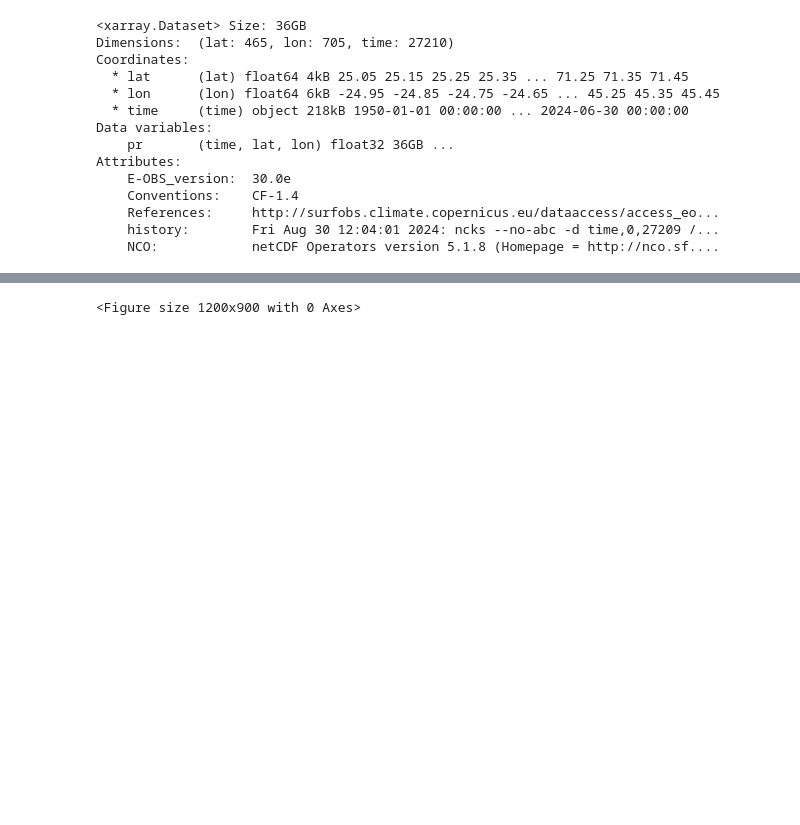
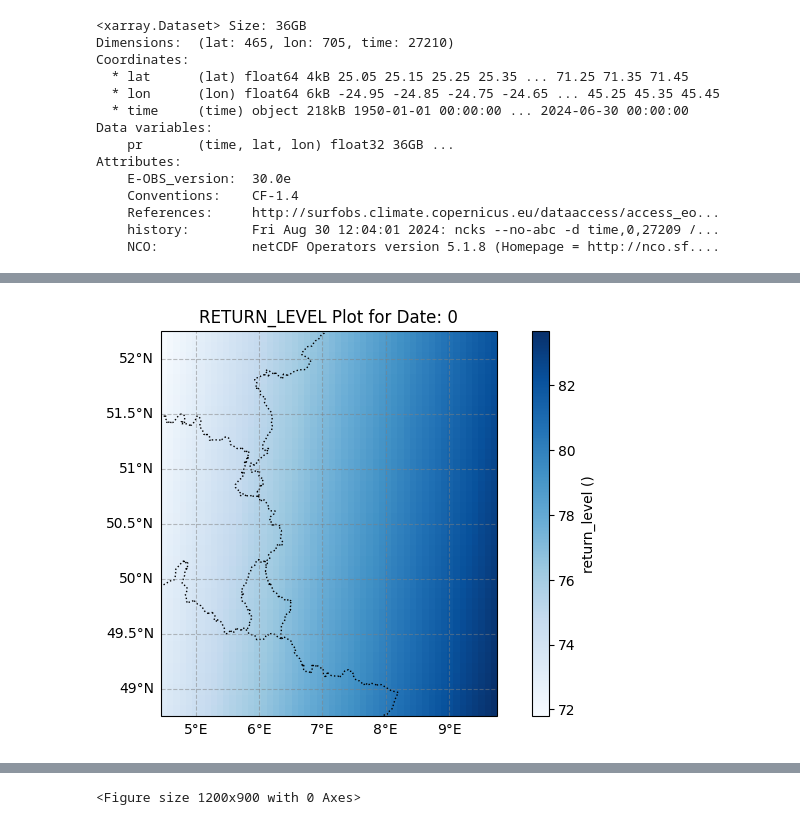
Before and after one commit to RPGSynth/EVT_Univariate, a Jupyter notebook: Exploration/main.ipynb, the cells around one changed output, grey strips where cells are left out. Drawn from its saved outputs; the diff is of its cells as text; code cells hidden in the pictures; blank space fills up the shorter version.

```diff
--- a/Exploration/main.ipynb
+++ b/Exploration/main.ipynb
@@ -308,0 +644,9 @@ plot_datacube(spherical_ds.isel(time=888))
+# %%
+estimates = np.load(f'c:\ThesisData\TEST\\return_levels.npy')
+lower = np.load(f'c:\ThesisData\TEST\\ci_lower.npy')
+upper = np.load(f'c:\ThesisData\TEST\\ci_upper.npy')
+ds = create_return_level_dataset_with_ci(estimates, lower,upper,spherical_ds.dropna(dim="lon")['lat'].values,spherical_ds.dropna(dim="lon")['lon'].values,np.arange(1),np.array([5, 25, 100, 1000]))
+# %%
+plot_datacube(ds.sel(stat = "estimate",return_period=100),variable="return_level", interpolation=None)
+# %% [output]
+[figure, added]
```
Also changed, not shown: parts of 27 cells of this notebook, 1 other file.
